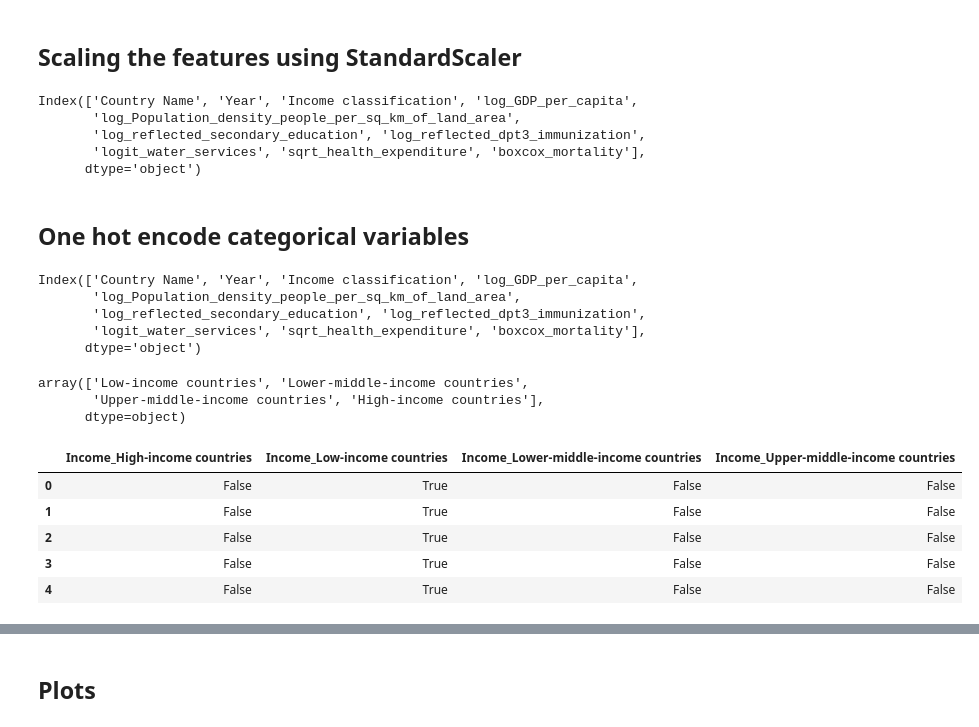
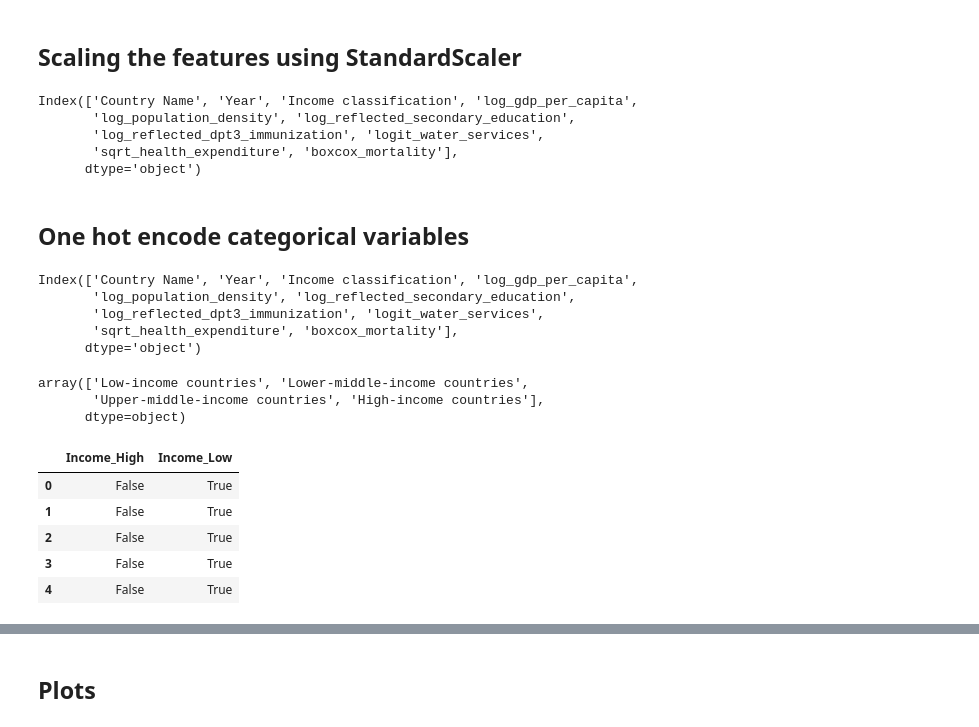
Before and after one commit to s-hreya-riram/sustainable-development-goals-modeling, a Jupyter notebook: jupyter_notebook/exploratory_data_analysis.ipynb, the cells around one changed output, grey strips where cells are left out. Drawn from its saved outputs; the diff is of its cells as text; code cells hidden in the pictures.

```diff
--- a/jupyter_notebook/exploratory_data_analysis.ipynb
+++ b/jupyter_notebook/exploratory_data_analysis.ipynb
@@ -291,18 +291,17 @@ import pandas as pd
 # log(1+x) is used for uniformity and robustness against zero/near-zero values.
 print("Applying log(1+x) to positively skewed variables...")
 
-positive_skew_cols = [
-    'GDP per capita',
-    'Population density (people per sq. km of land area)',
-    'Mortality rate under-5'
-]
+positive_skew_cols = {
+    'GDP per capita': 'log_gdp_per_capita',
+    'Population density (people per sq. km of land area)': 'log_population_density',
+    'Mortality rate under-5': 'log_mortality_rate_under_5'
+}
 
-for col in positive_skew_cols:
-    new_col_name = 'log_' + col.replace(' ', '_').replace('(', '').replace(')', '').replace('.', '')
+for col, new_col_name in positive_skew_cols.items():
     df_cleaned[new_col_name] = np.log1p(df_cleaned[col])
 
 # Drop original positively skewed columns
-df_cleaned = df_cleaned.drop(columns=positive_skew_cols)
+df_cleaned = df_cleaned.drop(columns=[col for col, _ in positive_skew_cols.items()])
 
 
 # --- 2. Transformation for NEGATIVE (Left) Skew (Secondary Education) ---
@@ -396,11 +395,11 @@ from scipy.stats import boxcox
 import pandas as pd
 
 # Apply the Box-Cox transformation
-transformed_data, lambda_value = boxcox(df_cleaned['log_Mortality_rate_under-5'])
+transformed_data, lambda_value = boxcox(df_cleaned['log_mortality_rate_under_5'])
 df_cleaned['boxcox_mortality'] = transformed_data
 
 # Drop the original response variable column as it is no longer needed
-df_cleaned = df_cleaned.drop(columns=['log_Mortality_rate_under-5'])
+df_cleaned = df_cleaned.drop(columns=['log_mortality_rate_under_5'])
 # %%
 # check distribution of all attributes except Country Name and Year
 # plot histograms for all columns
@@ -426,10 +425,10 @@ plt.show()
 # %%
 df_cleaned.columns
 # %% [output]
-Index(['Country Name', 'Year', 'Income classification', 'log_GDP_per_capita',
-       'log_Population_density_people_per_sq_km_of_land_area',
-       'log_reflected_secondary_education', 'log_reflected_dpt3_immunization',
-       'logit_water_services', 'sqrt_health_expenditure', 'boxcox_mortality'],
+Index(['Country Name', 'Year', 'Income classification', 'log_gdp_per_capita',
+       'log_population_density', 'log_reflected_secondary_education',
+       'log_reflected_dpt3_immunization', 'logit_water_services',
+       'sqrt_health_expenditure', 'boxcox_mortality'],
       dtype='object')
 # %%
 from sklearn.preprocessing import StandardScaler
@@ -437,10 +436,10 @@ from sklearn.preprocessing import StandardScaler
 # List of all continuous predictors (transformed and original units)
 continuous_cols = [
     'boxcox_mortality',
-    'log_GDP_per_capita',
+    'log_gdp_per_capita',
     'sqrt_health_expenditure',
     'log_reflected_dpt3_immunization',
-    'log_Population_density_people_per_sq_km_of_land_area',
+    'log_population_density',
     'log_reflected_secondary_education',
     'logit_water_services'
 ]
@@ -454,10 +453,10 @@ df_cleaned[continuous_cols] = scaler.fit_transform(df_cleaned[continuous_cols])
 # %%
 df_cleaned.columns
 # %% [output]
-Index(['Country Name', 'Year', 'Income classification', 'log_GDP_per_capita',
-       'log_Population_density_people_per_sq_km_of_land_area',
-       'log_reflected_secondary_education', 'log_reflected_dpt3_immunization',
-       'logit_water_services', 'sqrt_health_expenditure', 'boxcox_mortality'],
+Index(['Country Name', 'Year', 'Income classification', 'log_gdp_per_capita',
+       'log_population_density', 'log_reflected_secondary_education',
+       'log_reflected_dpt3_immunization', 'logit_water_services',
+       'sqrt_health_expenditure', 'boxcox_mortality'],
       dtype='object')
 # %%
 df_cleaned['Income classification'].unique()
@@ -466,18 +465,25 @@ array(['Low-income countries', 'Lower-middle-income countries',
        'Upper-middle-income countries', 'High-income countries'],
       dtype=object)
 # %%
+# combine low and lower middle income into one category, high and upper middle into another
+df_cleaned['Income classification'] = df_cleaned['Income classification'].replace({
+    'Low-income countries': 'Low',
+    'Lower-middle-income countries': 'Low',
+    'Upper-middle-income countries': 'Low',
+    'High-income countries': 'High'
+})
 # perform one hot encoding for Income classification
 df_final = pd.get_dummies(
     df_cleaned['Income classification'],
     prefix='Income',
     drop_first=False  # We'll drop one column manually for clarity
 )
 df_final.head()
 # %% [output]
-|  | Income_High-income countries | Income_Low-income countries | Income_Lower-middle-income countries | Income_Upper-middle-income countries |
-| 0 | False | True | False | False |
-| 1 | False | True | False | False |
-| 2 | False | True | False | False |
-| 3 | False | True | False | False |
-| 4 | False | True | False | False |
+|  | Income_High | Income_Low |
+| 0 | False | True |
+| 1 | False | True |
+| 2 | False | True |
+| 3 | False | True |
+| 4 | False | True |
 # %%
```
Also changed, not shown: parts of 16 cells of this notebook, 8 other files.
